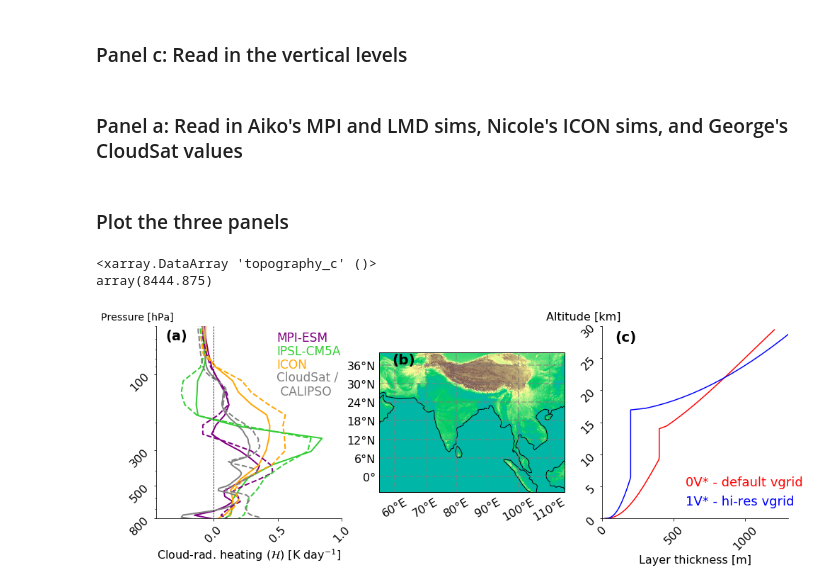
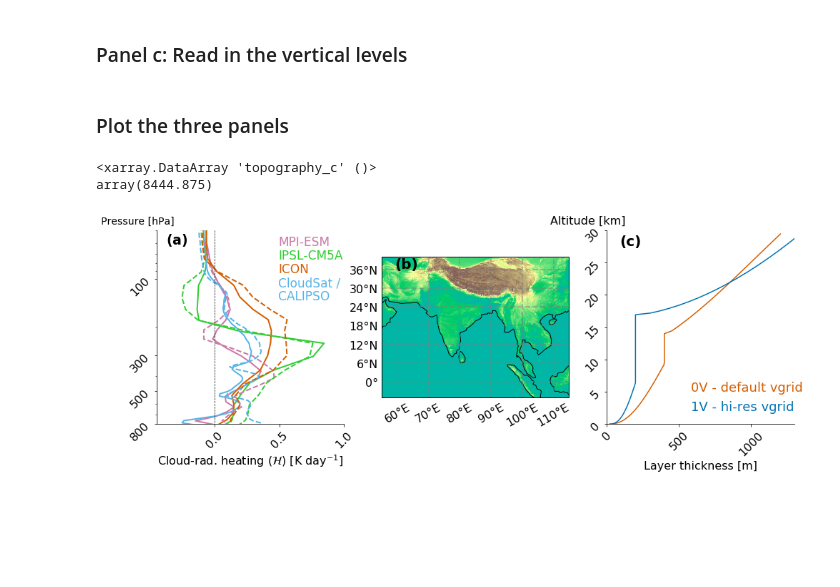
Before and after one commit to sylviasullivan/ice-microp-rad, a Jupyter notebook: Figures_article1.ipynb, the cells around one changed output. Saved outputs shown, nothing was run; the diff lists cells and outputs as text; code cells hidden in the pictures; blank space fills up the shorter version.

```diff
--- a/Figures_article1.ipynb
+++ b/Figures_article1.ipynb
@@ -18,21 +19,8 @@ def sexy_axes(ax,fs):
     ax.xaxis.set_ticks_position('bottom')
     ax.yaxis.set_ticks_position('left')
     ax.tick_params('both',labelsize=fs,rotation=45)
-# %%
-# Helper function to make sexy axes for pressure levels
-def sexy_axes2(ax, fs, ylab):
-    ax.set_ylim([50,800])
-    ax.set_yscale('log')
-    ax.set_yticks([800,500,300,100])
-    ax.set_yticklabels(['800','500','300','100'])
-    if ylab == True:
-        ax.set_ylabel('Pressure [hPa]',fontsize=fs)
-    ax.invert_yaxis()
-
-    ax.spines['right'].set_color('none')
-    ax.spines['top'].set_color('none')
-    ax.xaxis.set_ticks_position('bottom')
-    ax.yaxis.set_ticks_position('left')
-    ax.tick_params('both',labelsize=fs,rotation=45)
+# %%
+farbe = sim_colors()
+stil = sim_ls()
 # %% [markdown]
 # Figure 1: Motivational heating profiles, domain topography, and vertical grid spacing
@@ -82,5 +116,3 @@ for i in np.arange(vct_a.shape[0]-1):
     diff2[i,0] = d[0]
     d = (vct_a[i] + vct_a[i+1])/2
     diff2[i,1] = d[0]
-# %% [markdown]
-### Panel a: Read in Aiko's MPI and LMD sims, Nicole's ICON sims, and George's CloudSat values
@@ -134,8 +122,22 @@ cs_dtswcl_AMA = np.load(bd + 'cs_dtswcl_AMA',allow_pickle=True)
 fs = 16
 fig = plt.figure(figsize=(16,5))
 gs = fig.add_gridspec(1,3)
+ax1 = fig.add_subplot(gs[0,2])
+ax1.plot(diff1[:,0],diff1[:,1]/1000,color=farbe['0V1M0A0R'])
+ax1.plot(diff2[:,0],diff2[:,1]/1000,color=farbe['0V2M0A0R'])
+#ax1.plot([0,700],[18.5,18.5],color='k',linestyle='--')
+#ax1.plot([700,700],[0,18.5],color='k',linestyle='--')
+ax1.set_xlabel('Layer thickness [m]',fontsize=fs)
+ax1.set_ylabel('Altitude [km]',fontsize=fs,rotation=0)
+ax1.set_ylim([0,30])
+ax1.set_xlim([0,1300])
+ax1.text(0.45,0.17,'0V - default vgrid',color=farbe['0V1M0A0R'],fontsize=fs+2,transform=ax1.transAxes)
+ax1.text(0.45,0.07,'1V - hi-res vgrid',color=farbe['0V2M0A0R'],fontsize=fs+2,transform=ax1.transAxes)
+ax1.text(0.07,0.92,'(c)',weight='bold',fontsize=fs+4,transform=ax1.transAxes)
+sexy_axes(ax1,fs)
+ax1.yaxis.set_label_coords(-0.1,1.02)
+
 ax0 = fig.add_subplot(gs[0,1], projection=ccrs.PlateCarree())
-
 cmap = truncate_colormap(plt.get_cmap('terrain'), 0.2, 1.)
 ax0.tricontourf(x, y, dset['topography_c'], cmap=cmap, levels=np.arange(-100,8500,10))
 print(dset['topography_c'].max())
@@ -164,54 +166,42 @@ gl.ylabel_style = {'size': fs}
 #t_sc_f = t_sc_f - np.nanmin(t_sc_f)
 #norm = plt.Normalize(t_sc_f.min(),t_sc_f.max())
 #lc = LineCollection(segments,cmap=cm.autumn,norm=norm)
 #lc.set_array(t_sc_f)
 #lc.set_linewidth(2)
 #ax0.add_collection(lc)
 
-ax1 = fig.add_subplot(gs[0,2])
-ax1.plot(diff1[:,0],diff1[:,1]/1000,color='red')
-ax1.plot(diff2[:,0],diff2[:,1]/1000,color='blue')
-ax1.set_xlabel('Layer thickness [m]',fontsize=fs)
-ax1.set_ylabel('Altitude [km]',fontsize=fs,rotation=0)
-ax1.set_ylim([0,30])
-ax1.set_xlim([0,1300])
-ax1.text(0.45,0.17,'0V* - default vgrid',color='red',fontsize=fs+2,transform=ax1.transAxes)
-ax1.text(0.45,0.07,'1V* - hi-res vgrid',color='blue',fontsize=fs+2,transform=ax1.transAxes)
-ax1.text(0.07,0.92,'(c)',weight='bold',fontsize=fs+4,transform=ax1.transAxes)
-sexy_axes(ax1,fs)
-ax1.yaxis.set_label_coords(-0.1,1.02)
-
 ax2 = fig.add_subplot(gs[0,0])
 ax2.plot((mpi_dtlw_trop-mpi_dtlwcs_trop)+(mpi_dtsw_trop-mpi_dtswcs_trop),mpi_dtlev/100,
-         color='purple',linewidth=2)
+         color=farbe['MPI'],linewidth=2)
 ax2.plot(((lmd_dtlw_trop-lmd_dtlwcs_trop)+(lmd_dtsw_trop-lmd_dtswcs_trop)),lmd_dtlev/100,
          color='limegreen',linewidth=2)
 ax2.plot(((ico_dtlw_trop-ico_dtlwcs_trop)+(ico_dtsw_trop-ico_dtswcs_trop)),ico_dtlev/100,
-         color='orange',linewidth=2)
-ax2.plot(cs_dtlwcl_trop+cs_dtswcl_trop,cs_dtlev, color='gray',linewidth=2)
+         color=farbe['0V1M0A0R'],linewidth=2)
+ax2.plot(cs_dtlwcl_trop+cs_dtswcl_trop,cs_dtlev, color=farbe['CloudSat'],linewidth=2)
 
 ax2.plot((mpi_dtlw_AMA-mpi_dtlwcs_AMA)+(mpi_dtsw_AMA-mpi_dtswcs_AMA),mpi_dtlev_AMA/100,'--',
-         color='purple',linewidth=2)
+         color=farbe['MPI'],linewidth=2)
 ax2.plot(((lmd_dtlw_AMA-lmd_dtlwcs_AMA)+(lmd_dtsw_AMA-lmd_dtswcs_AMA)),lmd_dtlev_AMA/100,'--',
          color='limegreen',linewidth=2)
 ax2.plot(((ico_dtlw_AMA-ico_dtlwcs_AMA)+(ico_dtsw_AMA-ico_dtswcs_AMA)),ico_dtlev/100,'--',
-         color='orange',linewidth=2)
-ax2.plot(cs_dtlwcl_AMA+cs_dtswcl_AMA,cs_dtlev, '--', color='gray',linewidth=2)
+         color=farbe['0V1M0A0R'],linewidth=2)
+ax2.plot(cs_dtlwcl_AMA+cs_dtswcl_AMA,cs_dtlev, '--', color=farbe['CloudSat'],linewidth=2)
 
-ax2.text(0.65,0.92,'MPI-ESM',fontsize=fs+1,color='purple',transform=plt.gca().transAxes)
+ax2.text(0.65,0.92,'MPI-ESM',fontsize=fs+1,color=farbe['MPI'],transform=plt.gca().transAxes)
 ax2.text(0.65,0.85,'IPSL-CM5A',fontsize=fs+1,color='limegreen',transform=plt.gca().transAxes)
-ax2.text(0.65,0.78,'ICON',fontsize=fs+1,color='orange',transform=plt.gca().transAxes)
-ax2.text(0.65,0.64,'CloudSat / \n CALIPSO',fontsize=fs+1,color='gray',transform=plt.gca().transAxes)
+ax2.text(0.65,0.78,'ICON',fontsize=fs+1,color=farbe['0V1M0A0R'],transform=plt.gca().transAxes)
+ax2.text(0.65,0.71,'CloudSat /',fontsize=fs+1,color=farbe['CloudSat'],transform=plt.gca().transAxes)
+ax2.text(0.65,0.64,'CALIPSO',fontsize=fs+1,color=farbe['CloudSat'],transform=plt.gca().transAxes)
 ax2.plot([0,0],[50,1000], lw=0.75, linestyle='--', color='k')
 ax2.text(0.05,0.93,r'$\bf{' + '(a)' + '}$',fontsize=fs+3,weight='bold',transform=ax2.transAxes)
 ax2.set_xlabel(r'Cloud-rad. heating ($\mathcal{H}$) [K day$^{-1}$]',fontsize=fs)
 ax2.set_xlim([-0.45,1])
 sexy_axes2(ax2,fs,False)
 ax2.set_ylabel('Pressure [hPa]', fontsize=fs-2, rotation=0)
 ax2.yaxis.set_label_coords(-0.1,1.02)
 
-fig.savefig('./output/3-topography-vgrid-spacing.png',bbox_inches='tight')
+fig.savefig('output/topography-vgrid-spacing.png',bbox_inches='tight')
 # %% [output]
 <xarray.DataArray 'topography_c' ()>
 array(8444.875)
-[figure, old version]
+[figure, new version]
```
Also changed, not shown: parts of 38 cells of this notebook, 8 other files.
